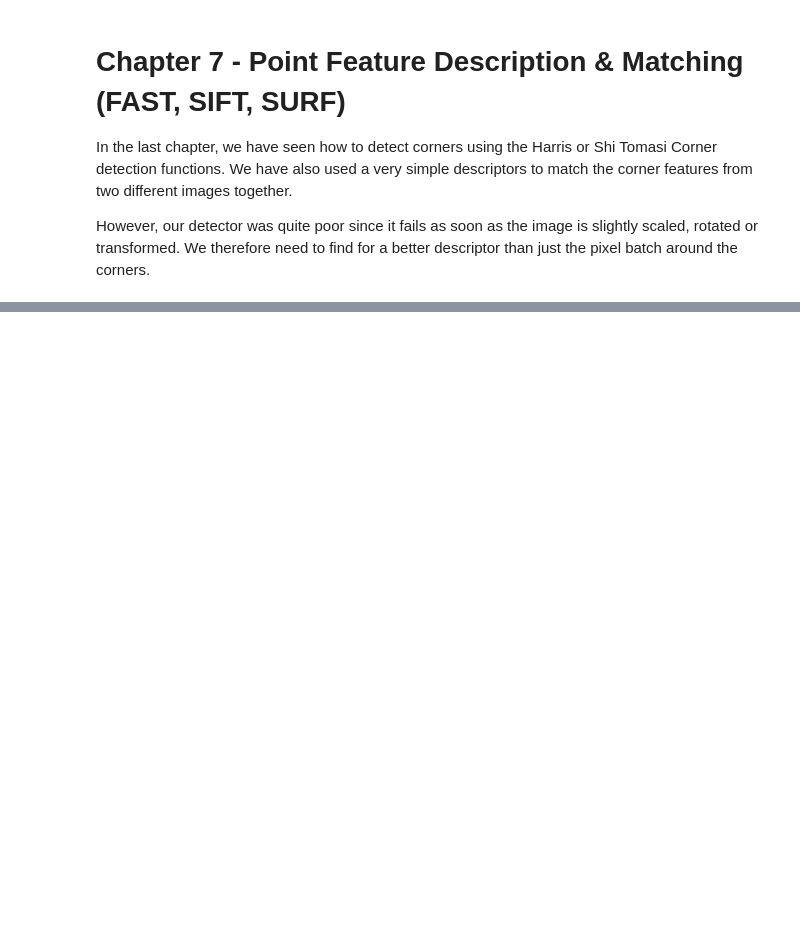
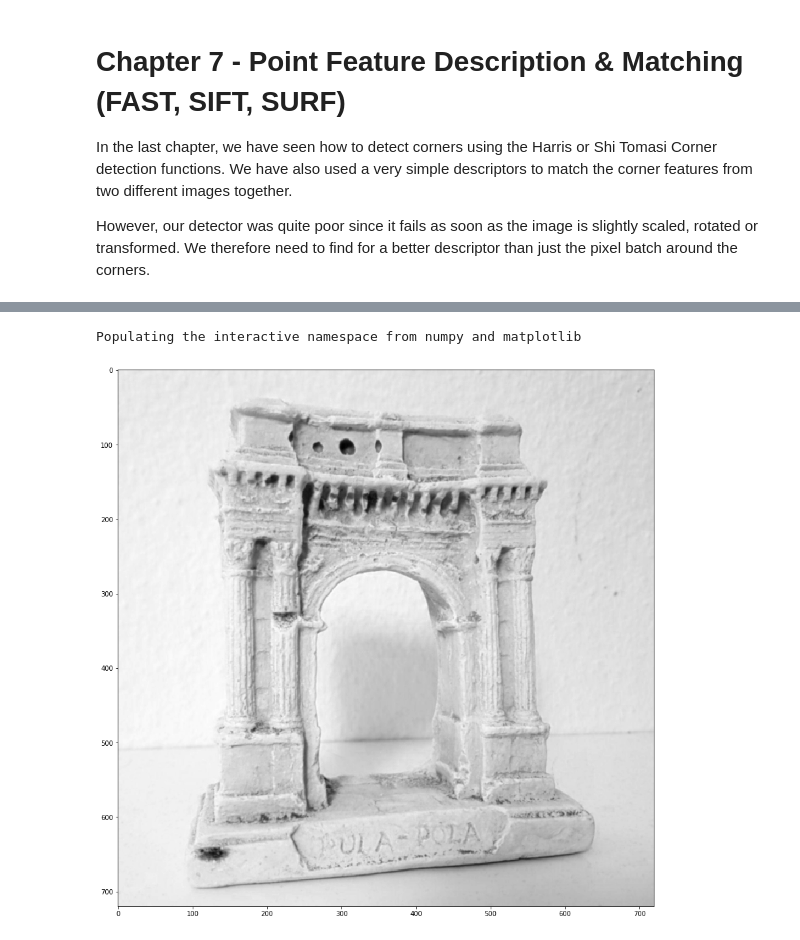
Before and after one commit to polygon-software/python-visual-odometry, a Jupyter notebook: Chapter 7 - Point Feature Description & Matching (FAST, SIFT, SURF).ipynb, the cells around one changed output, grey strips where cells are left out. Saved outputs shown, nothing was run; the diff lists cells and outputs as text; code cells hidden in the pictures; blank space fills up the shorter version.

```diff
--- a/Chapter 7 - Point Feature Description & Matching (FAST, SIFT, SURF).ipynb
+++ b/Chapter 7 - Point Feature Description & Matching (FAST, SIFT, SURF).ipynb
@@ -84,0 +130,27 @@ When we use SIFT Detector with the SIFT descriptor (as it works best), we get as
+# %%
+%pylab inline
+pylab.rcParams['figure.figsize'] = (15, 15)
+
+import numpy as np
+import matplotlib.pyplot as plt
+import matplotlib.image as mpimg
+from scipy.misc import imresize
+from scipy.ndimage import gaussian_filter
+
+# Number of Scales
+n_scales = 3
+
+# Number of Octaves
+n_octaves = 5
+
+# Base sigma
+sigma = 1.6
+
+# Example image (since we have a greyscale image, reduce dimensionality down to 2)
+img = mpimg.imread('img/chapter_6/harris_1.jpg')[:,:,0]
+img = np.array(img, dtype=np.float32) / 255
+plt.imshow(img, cmap='gray')
+plt.show()
+# %% [output]
+Populating the interactive namespace from numpy and matplotlib
+[figure, added]
```
Also changed, not shown: parts of 12 cells of this notebook, 2 other files.
